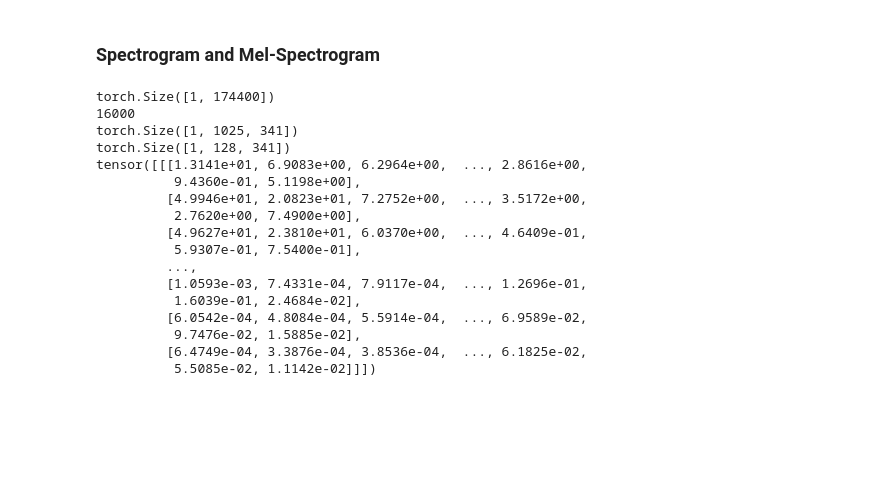
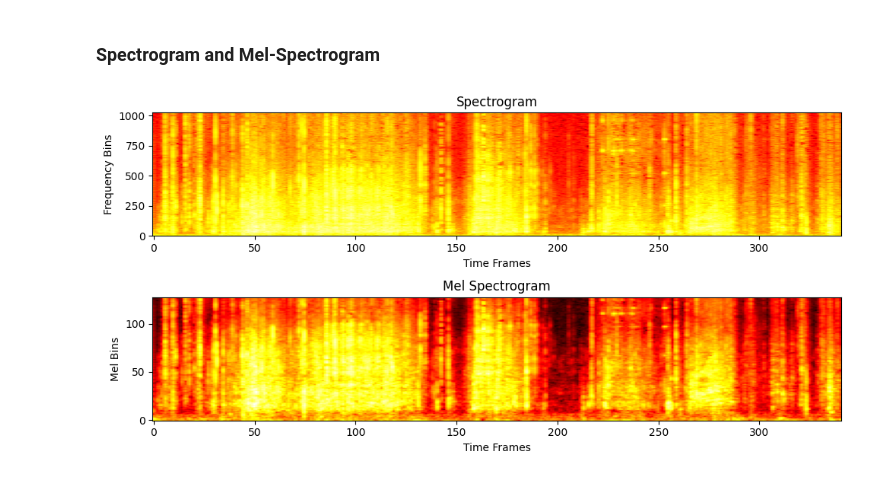
Before and after one commit to zhangchengchuan/it1244, a Jupyter notebook: IT1244-Project/notebooks/exploratory_data_analysis.ipynb, the cells around one changed output. Cells and saved outputs as stored; diff of their text form; code cells hidden in the pictures; blank space fills up the shorter version.

```diff
--- a/IT1244-Project/notebooks/exploratory_data_analysis.ipynb
+++ b/IT1244-Project/notebooks/exploratory_data_analysis.ipynb
@@ -91,33 +91,30 @@ print(signal_sr)
 {22050: 568}
 # %% [markdown]
 ### Spectrogram and Mel-Spectrogram
-# %%
-# Load the audio file
-waveform, sample_rate = torchaudio.load(train_files[100])
-
-# Extract the spectrogram
-spectrogram = torchaudio.transforms.Spectrogram(n_fft=2048, hop_length=512)(waveform)
-mel_spectrogram = torchaudio.transforms.MelSpectrogram(sample_rate=sample_rate, n_fft=2048, hop_length=512, n_mels=128)(waveform)
-
-# Check the shape
-print(spectrogram.shape)
-print(mel_spectrogram.shape)
-print(mel_spectrogram)
-# %% [output]
-torch.Size([1, 174400])
-16000
-torch.Size([1, 1025, 341])
-torch.Size([1, 128, 341])
-tensor([[[1.3141e+01, 6.9083e+00, 6.2964e+00,  ..., 2.8616e+00,
-          9.4360e-01, 5.1198e+00],
-         [4.9946e+01, 2.0823e+01, 7.2752e+00,  ..., 3.5172e+00,
-          2.7620e+00, 7.4900e+00],
-         [4.9627e+01, 2.3810e+01, 6.0370e+00,  ..., 4.6409e-01,
-          5.9307e-01, 7.5400e-01],
-         ...,
-         [1.0593e-03, 7.4331e-04, 7.9117e-04,  ..., 1.2696e-01,
-          1.6039e-01, 2.4684e-02],
-         [6.0542e-04, 4.8084e-04, 5.5914e-04,  ..., 6.9589e-02,
-          9.7476e-02, 1.5885e-02],
-         [6.4749e-04, 3.3876e-04, 3.8536e-04,  ..., 6.1825e-02,
-          5.5085e-02, 1.1142e-02]]])
+# %%
+waveform, sample_rate = torchaudio.load(train_files[100])
+
+spectrogram_transform = torchaudio.transforms.Spectrogram()(waveform)
+mel_spectrogram_transform = torchaudio.transforms.MelSpectrogram(sample_rate=sample_rate)(waveform)
+
+# Get decibel scale
+spectrogram_db = torchaudio.transforms.AmplitudeToDB()(spectrogram)
+mel_spectrogram_db = torchaudio.transforms.AmplitudeToDB()(mel_spectrogram)
+
+fig, axs = plt.subplots(2, 1, figsize=(10, 5))
+
+# Spectrogram
+axs[0].imshow(spectrogram_db[0], cmap='hot', aspect='auto', origin='lower')
+axs[0].set_title('Spectrogram')
+axs[0].set_xlabel('Time Frames')
+axs[0].set_ylabel('Frequency Bins')
+
+# Mel Spectrogram
+axs[1].imshow(mel_spectrogram_db[0], cmap='hot', aspect='auto', origin='lower')
+axs[1].set_title('Mel Spectrogram')
+axs[1].set_xlabel('Time Frames')
+axs[1].set_ylabel('Mel Bins')
+plt.tight_layout()
+plt.show()
+# %% [output]
+[figure, added]
```
Also changed, not shown: 1 other file.
